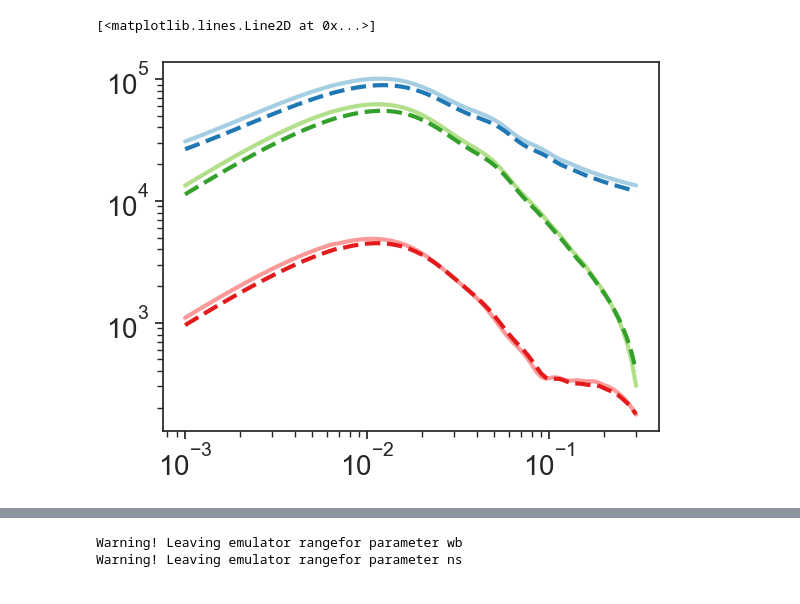
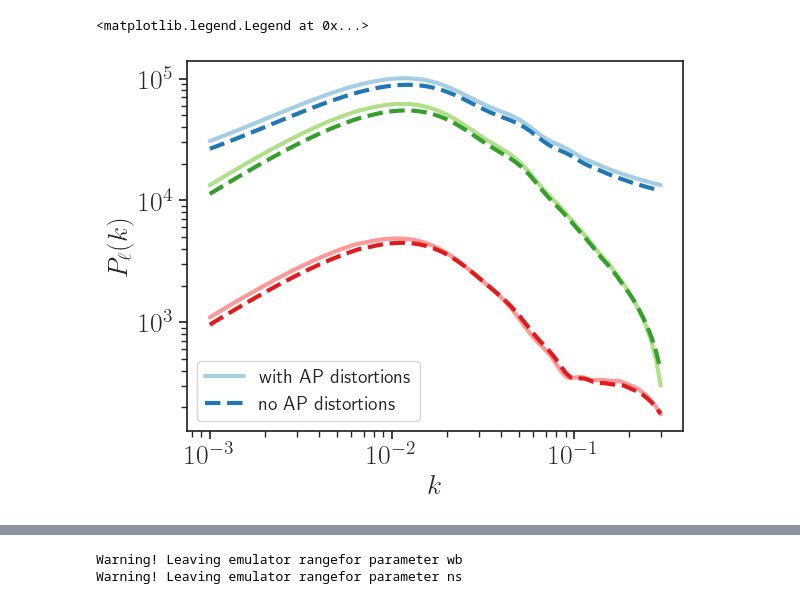
Before and after one commit to cloe-org/cloelib, a Jupyter notebook: notebooks/observables/spectro_protocols.ipynb, the cells around one changed output, grey strips where cells are left out. Cells and saved outputs as stored; diff of their text form; code cells hidden in the pictures.

```diff
--- a/notebooks/observables/spectro_protocols.ipynb
+++ b/notebooks/observables/spectro_protocols.ipynb
@@ -40,10 +42,11 @@ wa = 0.0
 ns = 0.96
 As = 2.1e-9
 gamma_MG = 0.545
+mnu = 0.0
 
 background_fiducial = CAMBBackground(
     H0=H0, Omega_cdm0=Omega_cdm0, Omega_b0=Omega_b0, Omega_k0=Omega_k0,
-    w0=w0, wa=wa, ns=ns, As=As, gamma_MG=gamma_MG
+    w0=w0, wa=wa, ns=ns, As=As, gamma_MG=gamma_MG, mnu=mnu
 )
 
 Omega_cdm0 = 0.28
@@ -51,5 +54,5 @@ H0 = 70.0
 
 background = CAMBBackground(
     H0=H0, Omega_cdm0=Omega_cdm0, Omega_b0=Omega_b0, Omega_k0=Omega_k0,
-    w0=w0, wa=wa, ns=ns, As=As, gamma_MG=gamma_MG
+    w0=w0, wa=wa, ns=ns, As=As, gamma_MG=gamma_MG, mnu=mnu
 )
@@ -66,8 +82,12 @@ noise_syst_parameters = {
  'fout': 0.0, 'sigmaz': 0.0
 }
 # %%
-mps_spectro = LegendreMultipoles(comet_pk2, background_fiducial, noise_syst_parameters, nbar=1e-4)
+# Here to switch from comet to pbj I just change the input of LegendreMultipoles from comet_pk2 to pbj_pk2
+mps_spectro_comet = LegendreMultipoles(comet_pk2, background_fiducial, noise_syst_parameters, nbar=1e-4)
+mps_spectro_pbj = LegendreMultipoles(pbj_pk2, background_fiducial, noise_syst_parameters, nbar=1e-4)
 # %%
 k = np.logspace(-3, np.log10(0.3), 101)
-mps = mps_spectro.power_multipoles(k=k, ells=[0,2,4])
-mps_noAP = mps_spectro.power_multipoles(k=k, ells=[0,2,4], use_AP=False)
+mps = mps_spectro_comet.power_multipoles(k=k, ells=[0,2,4])
+mps_pbj = mps_spectro_pbj.power_multipoles(k=k, ells=[0,2,4])
+
+mps_noAP = mps_spectro_comet.power_multipoles(k=k, ells=[0,2,4], use_AP=False)
@@ -74,13 +115,17 @@ mps_noAP = mps_spectro.power_multipoles(k=k, ells=[0,2,4], use_AP=False)
 # %%
-plt.loglog(k, mps['ell0'])
-plt.loglog(k, mps_noAP['ell0'], ls='--')
+# Impact of AP distortions
+plt.loglog(k, mps['ell0'], label="with AP distortions")
+plt.loglog(k, mps_noAP['ell0'], ls='--', label="no AP distortions")
 plt.loglog(k, mps['ell2'])
 plt.loglog(k, mps_noAP['ell2'], ls='--')
 plt.loglog(k, mps['ell4'])
 plt.loglog(k, mps_noAP['ell4'], ls='--')
+plt.xlabel(r'$k$')
+plt.ylabel(r'$P_\ell(k)$')
+plt.legend()
 # %% [output]
-[<matplotlib.lines.Line2D at 0x...>]
+<matplotlib.legend.Legend at 0x...>
-[figure, old version]
+[figure, new version]
 # %%
 RSD_parameters['b1'] = 2.0
 noise_syst_parameters['fout'] = 0.2
```
Also changed, not shown: parts of 10 cells of this notebook.
